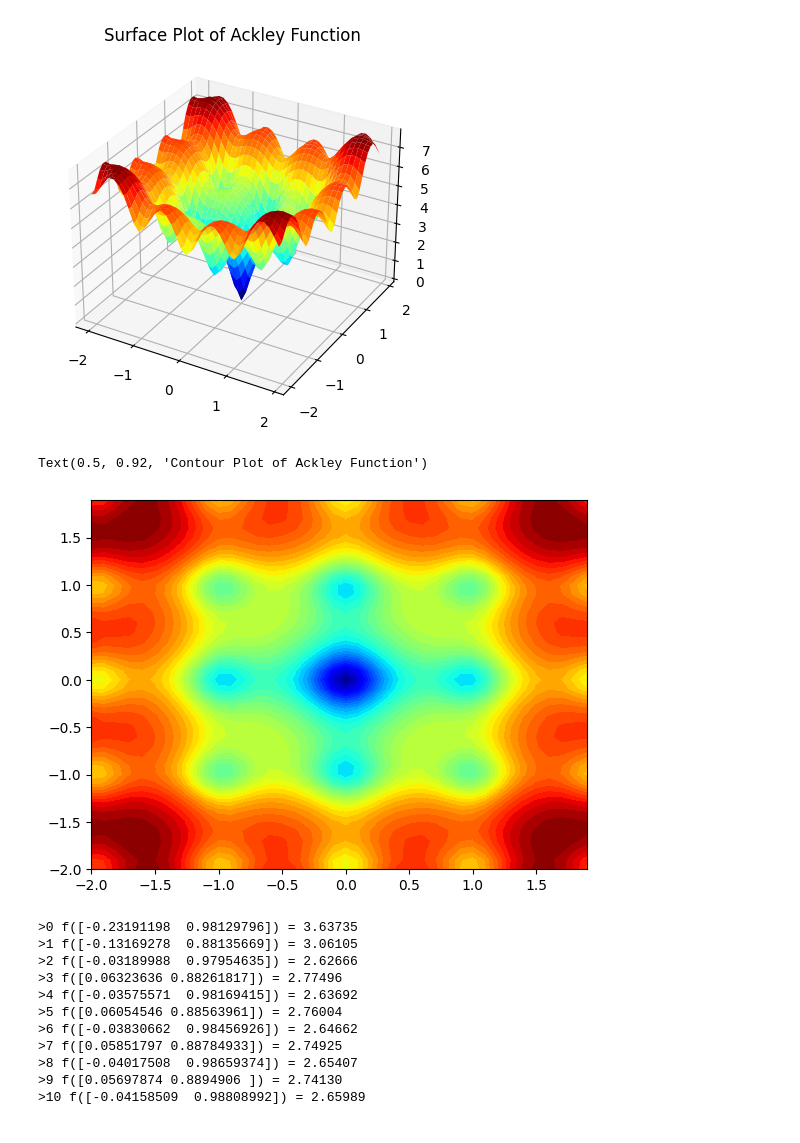
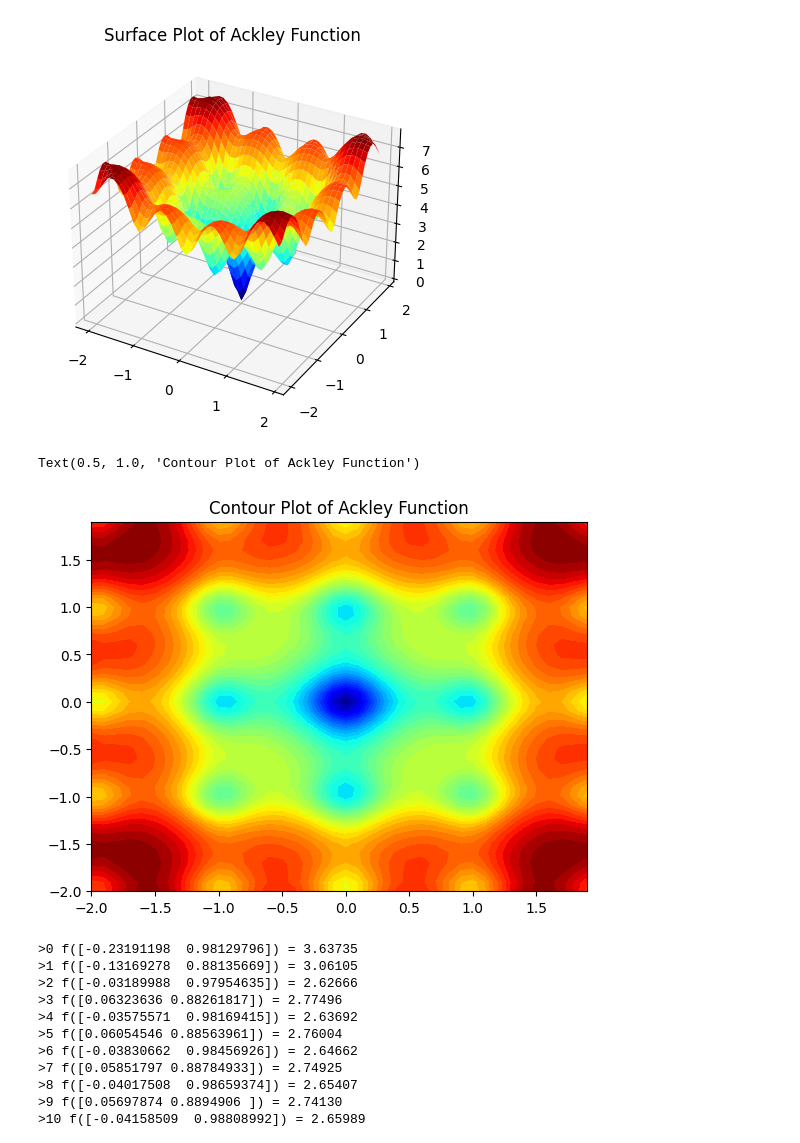
Before and after one commit to ShreyaGarg01/ADAN, a Jupyter notebook: test.ipynb, the cells around one changed output. Cells and saved outputs as stored; diff of their text form; code cells hidden in the pictures.

```diff
--- a/test.ipynb
+++ b/test.ipynb
@@ -393,19 +393,19 @@ Text(0.5, 0.92, 'Surface Plot of Ackley Function')
 # %%
 # define range for input
 bounds = asarray([[-2.0, 2.0], [-2.0, 2.0]])
 # sample input range uniformly at 0.1 increments
 xaxis = arange(bounds[0, 0], bounds[0, 1], 0.1)
 yaxis = arange(bounds[1, 0], bounds[1, 1], 0.1)
 # create a mesh from the axis
 x, y = meshgrid(xaxis, yaxis)
 # compute targets
 results = objective(x, y)
 # create a filled contour plot with 50 levels and jet color scheme
 plt.contourf(x, y, results, levels=50, cmap="jet")
-axis.set_title("Contour Plot of Ackley Function")
+plt.title("Contour Plot of Ackley Function")
 # %% [output]
-Text(0.5, 0.92, 'Contour Plot of Ackley Function')
+Text(0.5, 1.0, 'Contour Plot of Ackley Function')
-[figure, old version]
+[figure, new version]
 # %%
 seed(1)
 # define the total iterations
```
